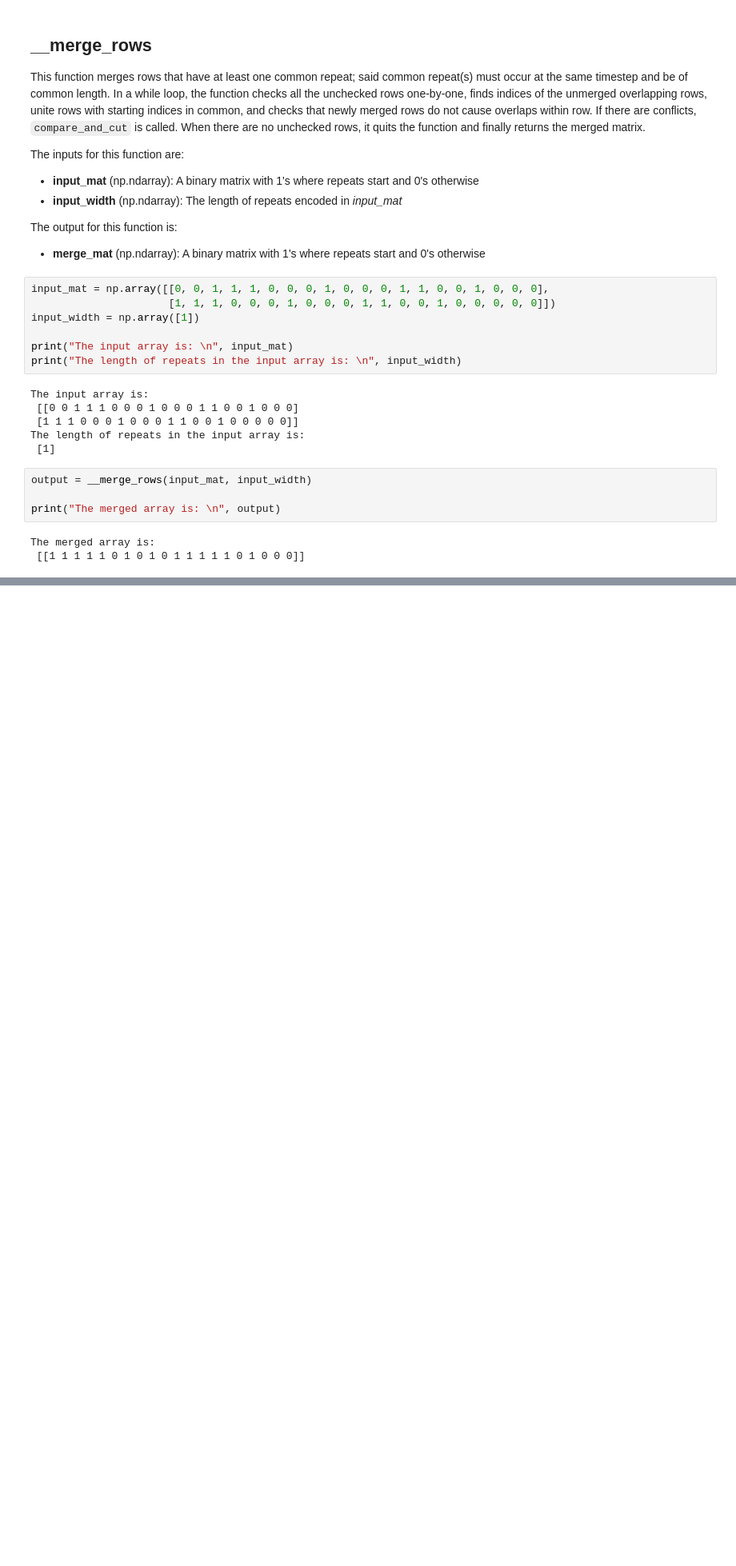
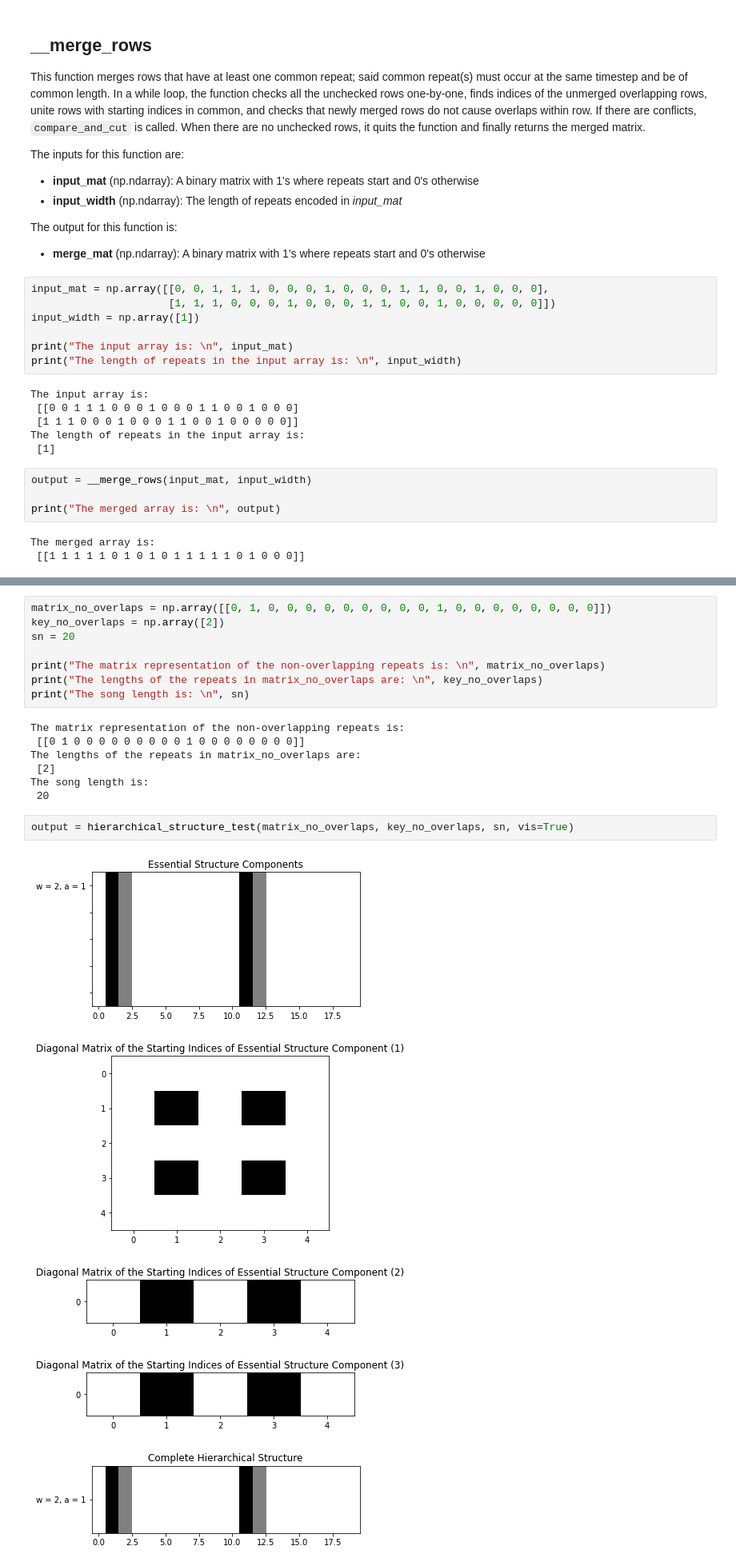
Before and after one commit to smith-tinkerlab/repytah, a Jupyter notebook: vignettes/assemble_vignette.ipynb, the cells around one changed output, grey strips where cells are left out. Shown at 80% size. Drawn from its saved outputs; the diff is of its cells as text; blank space fills up the shorter version.

Commit message:
test new fn, update documentation

```diff
--- a/vignettes/assemble_vignette.ipynb
+++ b/vignettes/assemble_vignette.ipynb
@@ -445,0 +471,23 @@ output = hierarchial_structure_with_vis(matrix_no_overlaps, key_no_overlaps, sn)
+# %%
+matrix_no_overlaps = np.array([[0, 1, 0, 0, 0, 0, 0, 0, 0, 0, 0, 1, 0, 0, 0, 0, 0, 0, 0, 0]])
+key_no_overlaps = np.array([2])
+sn = 20
+
+print("The matrix representation of the non-overlapping repeats is: \n", matrix_no_overlaps)
+print("The lengths of the repeats in matrix_no_overlaps are: \n", key_no_overlaps)
+print("The song length is: \n", sn)
+# %% [output]
+The matrix representation of the non-overlapping repeats is:
+ [[0 1 0 0 0 0 0 0 0 0 0 1 0 0 0 0 0 0 0 0]]
+The lengths of the repeats in matrix_no_overlaps are:
+ [2]
+The song length is:
+ 20
+# %%
+output = hierarchical_structure_test(matrix_no_overlaps, key_no_overlaps, sn, vis=True)
+# %% [output]
+[figure, added]
+[figure, added]
+[figure, added]
+[figure, added]
+[figure, added]
```
Also changed, not shown: parts of 9 cells of this notebook, 1 other file.
